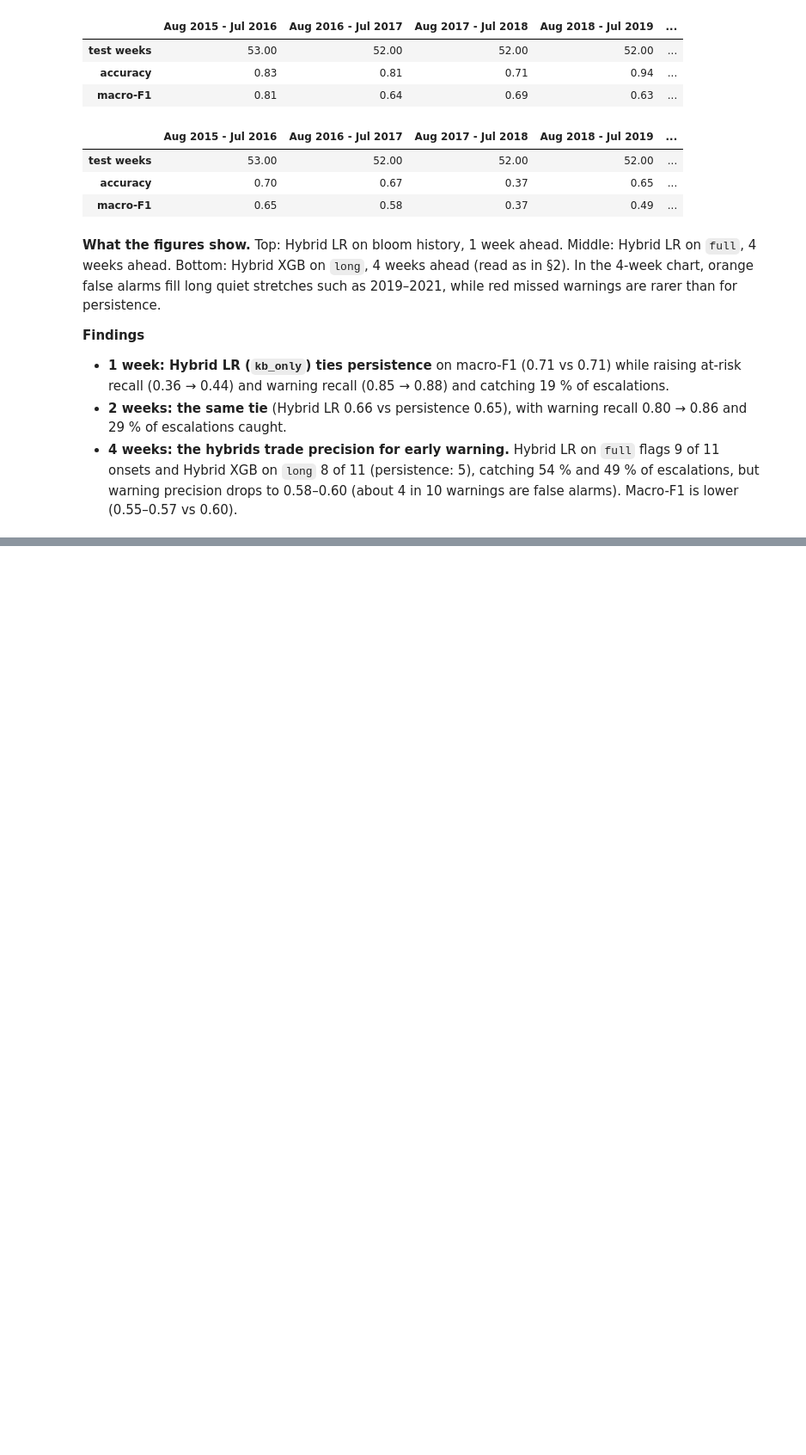
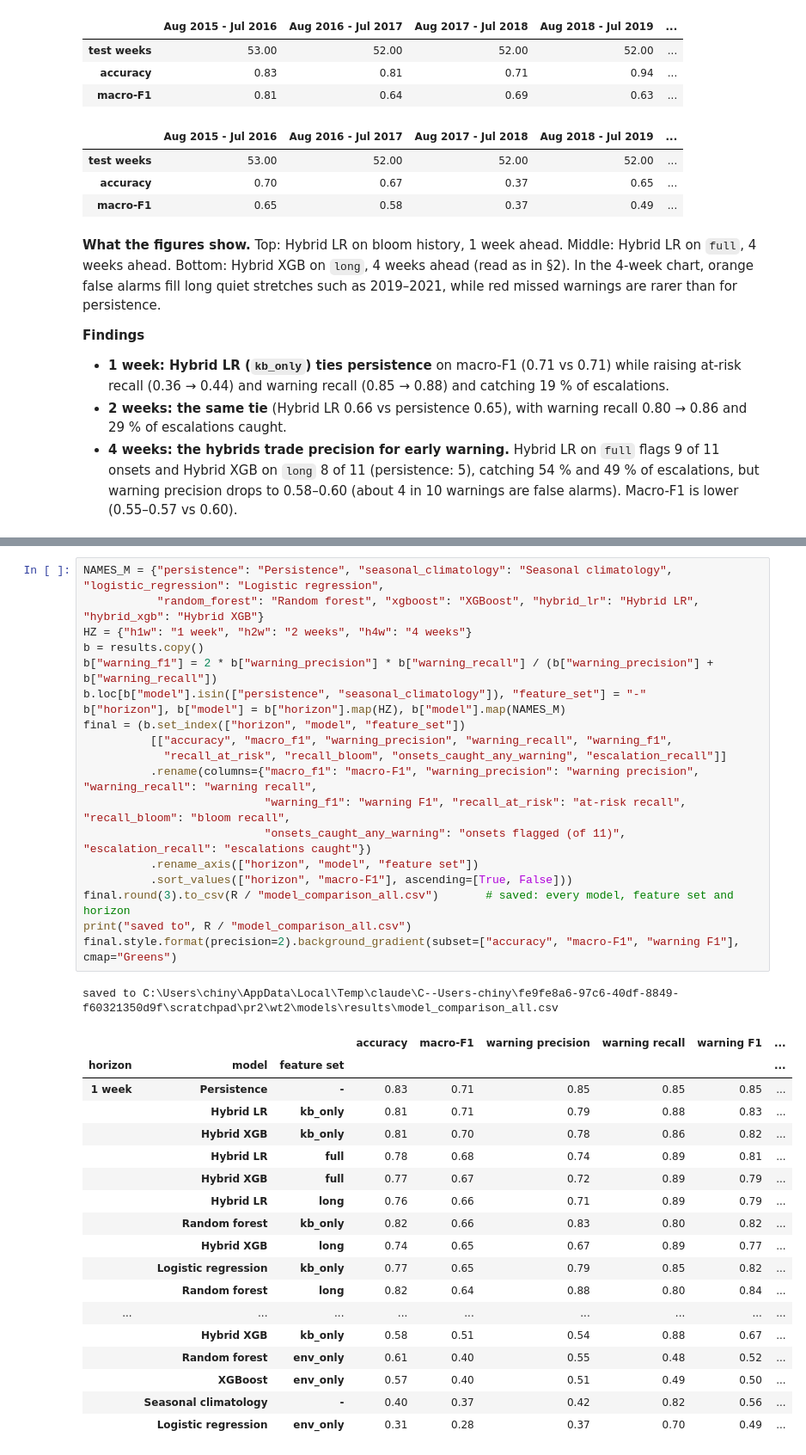
Before and after one commit to Break-Through-Tech/Biointerphase-1A-forecasting-harmful-algal-bloom-risk, a Jupyter notebook: models/notebooks/03_models.ipynb, the cells around one changed output, grey strips where cells are left out. Shown at 86% size. Saved outputs shown, nothing was run; the diff lists cells and outputs as text; blank space fills up the shorter version.

```diff
--- a/models/notebooks/03_models.ipynb
+++ b/models/notebooks/03_models.ipynb
@@ -588,0 +677,39 @@ by_year("hybrid_lr", "full", horizon="h4w")
+# %%
+NAMES_M = {"persistence": "Persistence", "seasonal_climatology": "Seasonal climatology", "logistic_regression": "Logistic regression",
+           "random_forest": "Random forest", "xgboost": "XGBoost", "hybrid_lr": "Hybrid LR", "hybrid_xgb": "Hybrid XGB"}
+HZ = {"h1w": "1 week", "h2w": "2 weeks", "h4w": "4 weeks"}
+b = results.copy()
+b["warning_f1"] = 2 * b["warning_precision"] * b["warning_recall"] / (b["warning_precision"] + b["warning_recall"])
+b.loc[b["model"].isin(["persistence", "seasonal_climatology"]), "feature_set"] = "-"
+b["horizon"], b["model"] = b["horizon"].map(HZ), b["model"].map(NAMES_M)
+final = (b.set_index(["horizon", "model", "feature_set"])
+          [["accuracy", "macro_f1", "warning_precision", "warning_recall", "warning_f1",
+            "recall_at_risk", "recall_bloom", "onsets_caught_any_warning", "escalation_recall"]]
+          .rename(columns={"macro_f1": "macro-F1", "warning_precision": "warning precision", "warning_recall": "warning recall",
+                           "warning_f1": "warning F1", "recall_at_risk": "at-risk recall", "recall_bloom": "bloom recall",
+                           "onsets_caught_any_warning": "onsets flagged (of 11)", "escalation_recall": "escalations caught"})
+          .rename_axis(["horizon", "model", "feature set"])
+          .sort_values(["horizon", "macro-F1"], ascending=[True, False]))
+final.round(3).to_csv(R / "model_comparison_all.csv")       # saved: every model, feature set and horizon
+print("saved to", R / "model_comparison_all.csv")
+final.style.format(precision=2).background_gradient(subset=["accuracy", "macro-F1", "warning F1"], cmap="Greens")
+# %% [output]
+saved to C:\Users\chiny\AppData\Local\Temp\claude\C--Users-chiny\fe9fe8a6-97c6-40df-8849-f60321350d9f\scratchpad\pr2\wt2\models\results\model_comparison_all.csv
+|  |  |  | accuracy | macro-F1 | warning precision | warning recall | warning F1 | ... |
+| horizon | model | feature set |  |  |  |  |  | ... |
+| 1 week | Persistence | - | 0.83 | 0.71 | 0.85 | 0.85 | 0.85 | ... |
+|  | Hybrid LR | kb_only | 0.81 | 0.71 | 0.79 | 0.88 | 0.83 | ... |
+|  | Hybrid XGB | kb_only | 0.81 | 0.70 | 0.78 | 0.86 | 0.82 | ... |
+|  | Hybrid LR | full | 0.78 | 0.68 | 0.74 | 0.89 | 0.81 | ... |
+|  | Hybrid XGB | full | 0.77 | 0.67 | 0.72 | 0.89 | 0.79 | ... |
+|  | Hybrid LR | long | 0.76 | 0.66 | 0.71 | 0.89 | 0.79 | ... |
+|  | Random forest | kb_only | 0.82 | 0.66 | 0.83 | 0.80 | 0.82 | ... |
+|  | Hybrid XGB | long | 0.74 | 0.65 | 0.67 | 0.89 | 0.77 | ... |
+|  | Logistic regression | kb_only | 0.77 | 0.65 | 0.79 | 0.85 | 0.82 | ... |
+|  | Random forest | long | 0.82 | 0.64 | 0.88 | 0.80 | 0.84 | ... |
+| ... | ... | ... | ... | ... | ... | ... | ... | ... |
+|  | Hybrid XGB | kb_only | 0.58 | 0.51 | 0.54 | 0.88 | 0.67 | ... |
+|  | Random forest | env_only | 0.61 | 0.40 | 0.55 | 0.48 | 0.52 | ... |
+|  | XGBoost | env_only | 0.57 | 0.40 | 0.51 | 0.49 | 0.50 | ... |
+|  | Seasonal climatology | - | 0.40 | 0.37 | 0.42 | 0.82 | 0.56 | ... |
+|  | Logistic regression | env_only | 0.31 | 0.28 | 0.37 | 0.70 | 0.49 | ... |
```
Also changed, not shown: parts of 31 cells of this notebook, 10 other files.
